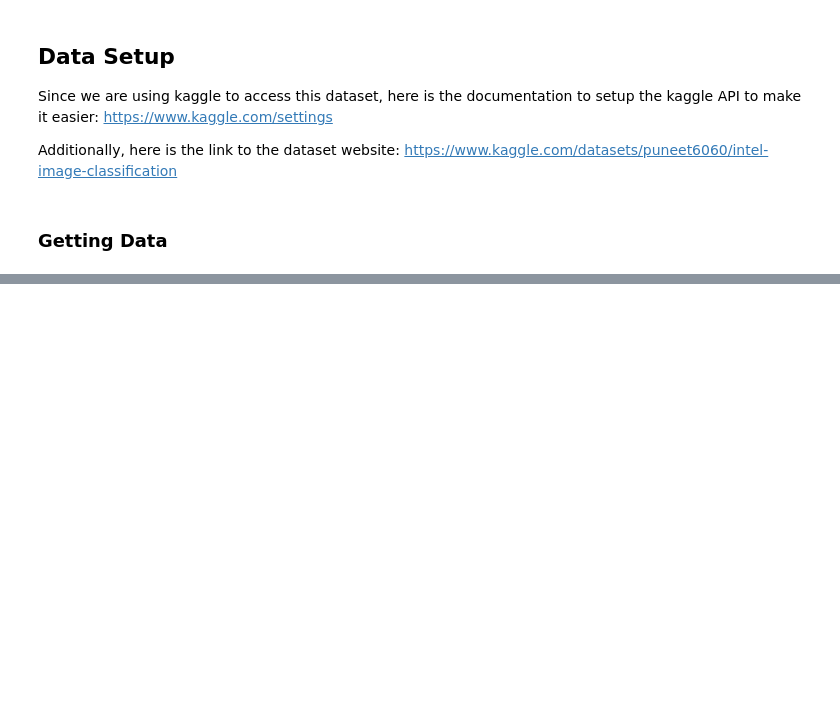
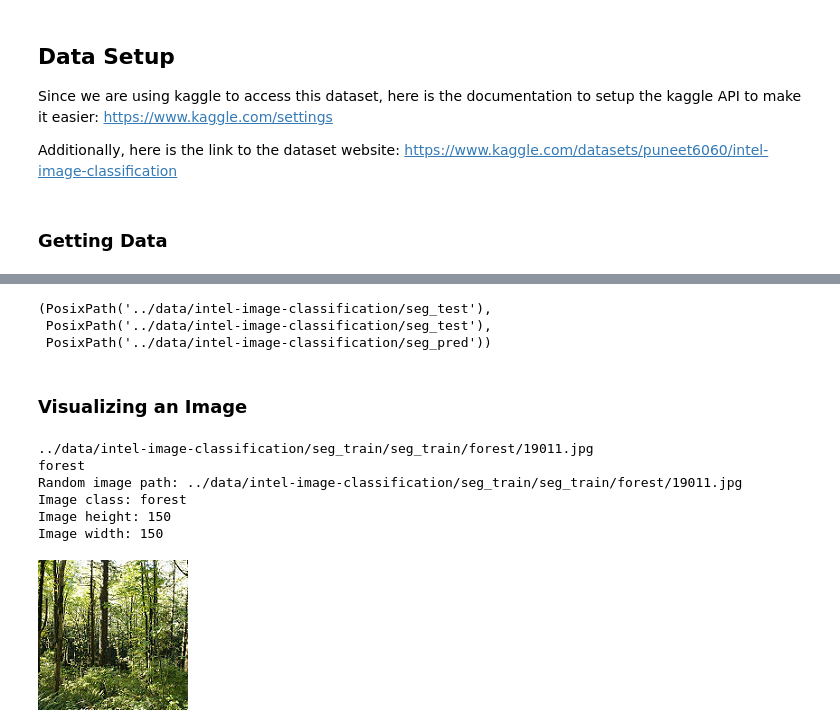
Before and after one commit to Aaron-Serpilin/Intel-Multiclass-Image-Classifier, a Jupyter notebook: src/dataloader.ipynb, the cells around one changed output, grey strips where cells are left out. Drawn from its saved outputs; the diff is of its cells as text; code cells hidden in the pictures; blank space fills up the shorter version.

Commit message:
Image Visualization setup as well as first helper function

```diff
--- a/src/dataloader.ipynb
+++ b/src/dataloader.ipynb
@@ -67,0 +66,3 @@ Downloading intel-image-classification.zip to ../data
+# %%
+image_path = data_path / "intel-image-classification"
+image_path
@@ -67,0 +94,48 @@ Downloading intel-image-classification.zip to ../data
+# %%
+train_dir = image_path / "seg_test"
+test_dir = image_path / "seg_test"
+pred_dir = image_path / "seg_pred"
+
+train_dir, test_dir, pred_dir
+# %% [output]
+(PosixPath('../data/intel-image-classification/seg_test'),
+ PosixPath('../data/intel-image-classification/seg_test'),
+ PosixPath('../data/intel-image-classification/seg_pred'))
+# %% [markdown]
+### Visualizing an Image
+# %%
+import random
+from PIL import Image
+
+random.seed(42)
+torch.manual_seed(42)
+torch.cuda.manual_seed(42)
+
+image_path_list = list(image_path.glob("*/*/*/*.jpg")) # This line gets all the images by constantly traversing every single item in the given directory and the following ones as well
+# print(image_path_list)
+# print(f"The Found List Length is {len(image_path_list)}\n")
+
+# Picking a random image
+random_image_path = random.choice(image_path_list)
+print(random_image_path)
+
+# The image class is the name of the directory where the image is stored
+image_class = random_image_path.parent.stem
+print(image_class)
+
+img = Image.open(random_image_path)
+
+# Metadata
+print(f"Random image path: {random_image_path}")
+print(f"Image class: {image_class}")
+print(f"Image height: {img.height}")
+print(f"Image width: {img.width}")
+img
+# %% [output]
+../data/intel-image-classification/seg_train/seg_train/forest/19011.jpg
+forest
+Random image path: ../data/intel-image-classification/seg_train/seg_train/forest/19011.jpg
+Image class: forest
+Image height: 150
+Image width: 150
+[figure, added]
```
Also changed, not shown: parts of 3 cells of this notebook, 1 other file.
